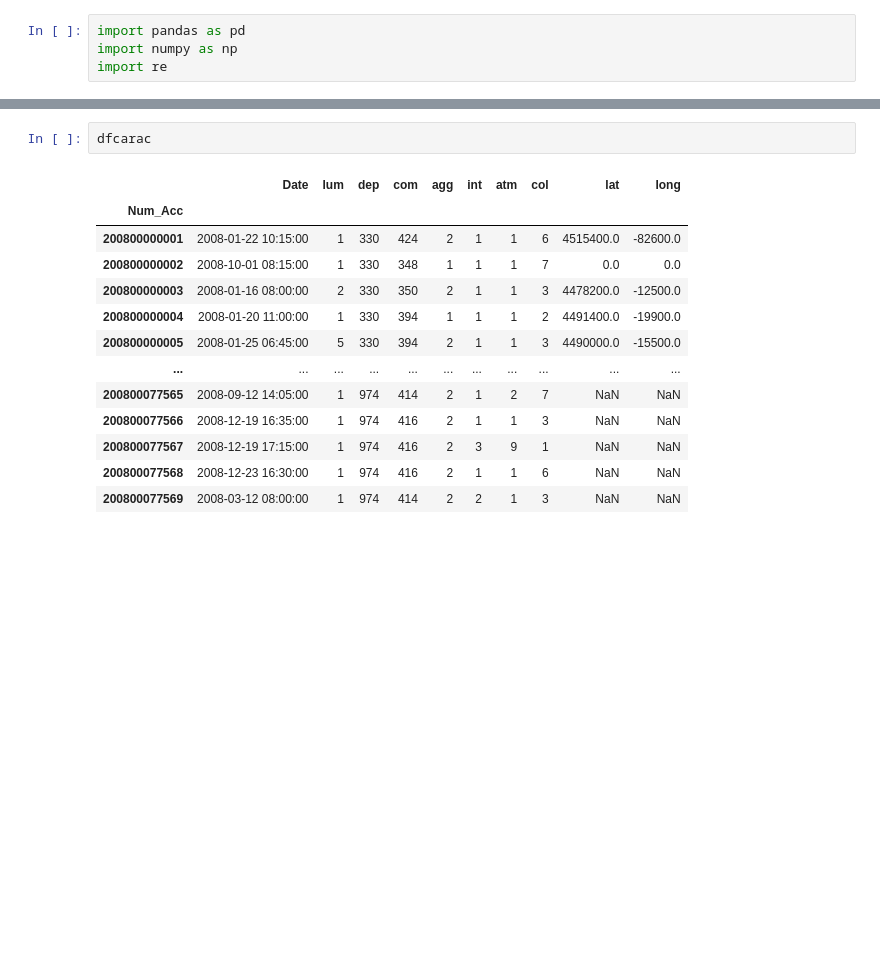
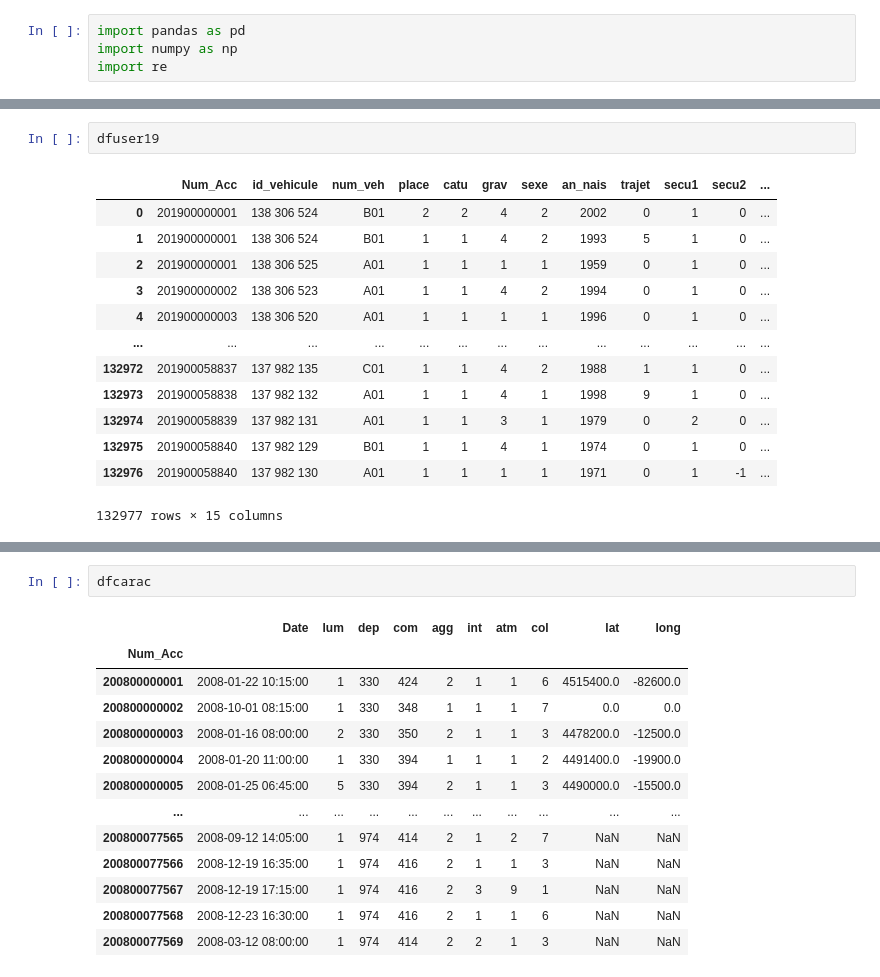
Before and after one commit to Ryadm/SD701-Projet-Accidentologie, a Jupyter notebook: Projet notebook.ipynb, the cells around one changed output, grey strips where cells are left out. Cells and saved outputs as stored; diff of their text form; blank space fills up the shorter version.

```diff
--- a/Projet notebook.ipynb
+++ b/Projet notebook.ipynb
@@ -69,3 +107,19 @@ dfcarac19
+# %%
+dfuser19
+# %% [output]
+|  | Num_Acc | id_vehicule | num_veh | place | catu | grav | sexe | an_nais | trajet | secu1 | secu2 | ... |
+| 0 | 201900000001 | 138 306 524 | B01 | 2 | 2 | 4 | 2 | 2002 | 0 | 1 | 0 | ... |
+| 1 | 201900000001 | 138 306 524 | B01 | 1 | 1 | 4 | 2 | 1993 | 5 | 1 | 0 | ... |
+| 2 | 201900000001 | 138 306 525 | A01 | 1 | 1 | 1 | 1 | 1959 | 0 | 1 | 0 | ... |
+| 3 | 201900000002 | 138 306 523 | A01 | 1 | 1 | 4 | 2 | 1994 | 0 | 1 | 0 | ... |
+| 4 | 201900000003 | 138 306 520 | A01 | 1 | 1 | 1 | 1 | 1996 | 0 | 1 | 0 | ... |
+| ... | ... | ... | ... | ... | ... | ... | ... | ... | ... | ... | ... | ... |
+| 132972 | 201900058837 | 137 982 135 | C01 | 1 | 1 | 4 | 2 | 1988 | 1 | 1 | 0 | ... |
+| 132973 | 201900058838 | 137 982 132 | A01 | 1 | 1 | 4 | 1 | 1998 | 9 | 1 | 0 | ... |
+| 132974 | 201900058839 | 137 982 131 | A01 | 1 | 1 | 3 | 1 | 1979 | 0 | 2 | 0 | ... |
+| 132975 | 201900058840 | 137 982 129 | B01 | 1 | 1 | 4 | 1 | 1974 | 0 | 1 | 0 | ... |
+| 132976 | 201900058840 | 137 982 130 | A01 | 1 | 1 | 1 | 1 | 1971 | 0 | 1 | -1 | ... |
+132977 rows × 15 columns
 # %%
 dfcarac = carac_18_19("2009",'\t')
 dfcarac
```
Also changed, not shown: parts of 7 cells of this notebook.
